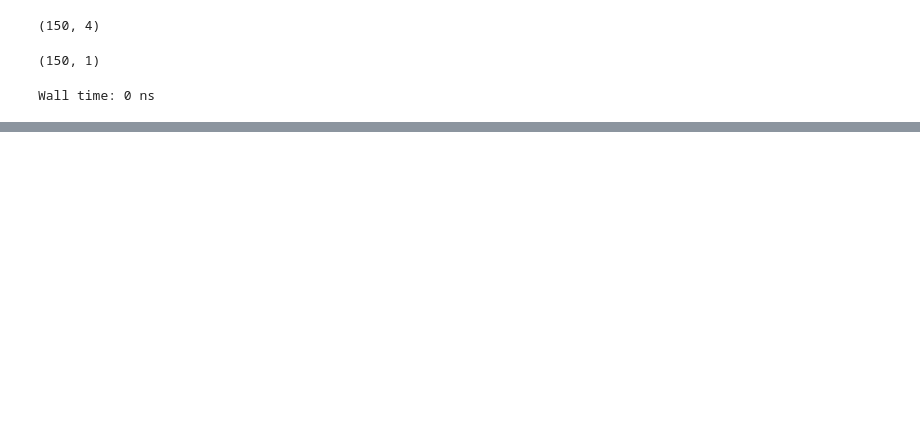
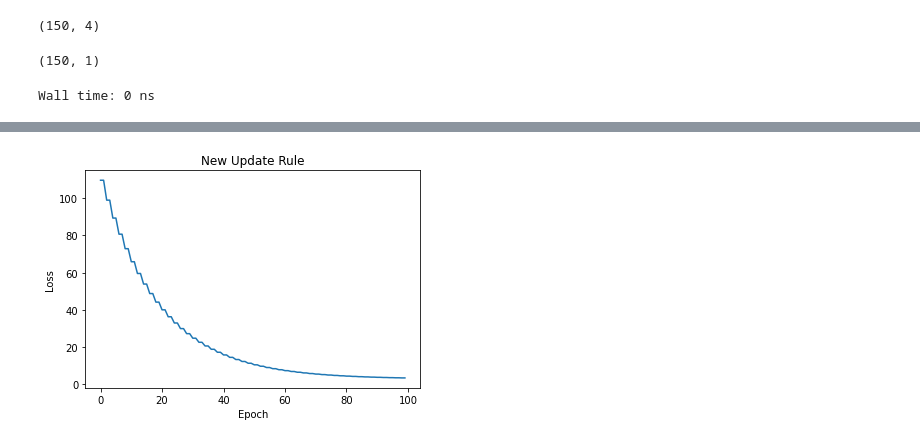
Before and after one commit to boatbotgithub/CreateLinearRegression, a Jupyter notebook: Create Neural network.ipynb, the cells around one changed output, grey strips where cells are left out. Drawn from its saved outputs; the diff is of its cells as text; code cells hidden in the pictures; blank space fills up the shorter version.

```diff
--- a/Create Neural network.ipynb
+++ b/Create Neural network.ipynb
@@ -197,0 +326,4 @@ plt.show()
+# %%
+%time
+epoch = 50
+model2 = LinearRegression(data_x, data_y, 2, 1, 0.001)
@@ -197,0 +332,2 @@ plt.show()
+# %%
+model2.fit(epoch)
@@ -197,0 +352,9 @@ plt.show()
+# %%
+plt.plot(model2.loss_history)
+#plt.plot(model1.loss_history)
+plt.xlabel('Epoch')
+plt.ylabel('Loss')
+plt.title("New Update Rule")
+plt.show()
+# %% [output]
+[figure, added]
```
Also changed, not shown: parts of 10 cells of this notebook.
